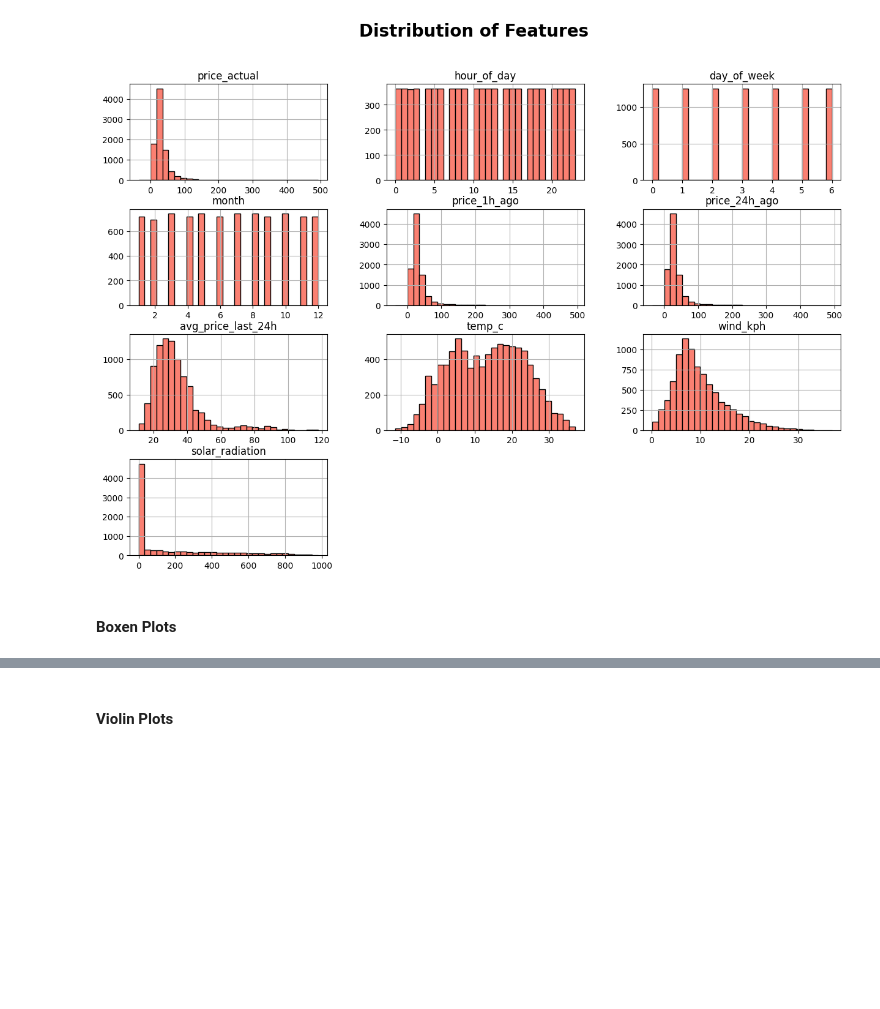
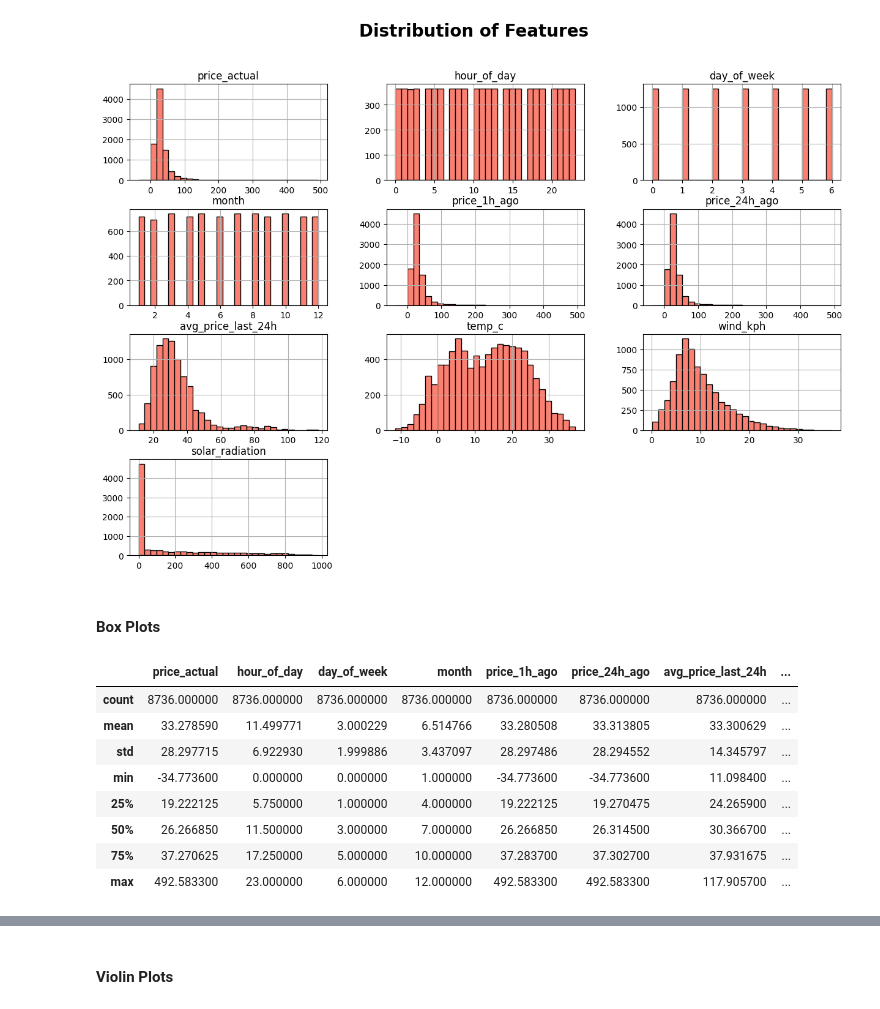
Before and after one commit to GFFB0314/PJM-Energy-Price-Forecasting, a Jupyter notebook: notebooks/02_eda.ipynb, the cells around one changed output, grey strips where cells are left out. Cells and saved outputs as stored; diff of their text form; code cells hidden in the pictures; blank space fills up the shorter version.

```diff
--- a/notebooks/02_eda.ipynb
+++ b/notebooks/02_eda.ipynb
@@ -336,7 +336,19 @@ plt.show()
 # %% [output]
 [figure]
 # %% [markdown]
-#### Boxen Plots
+#### Box Plots
+# %%
+clean_df.describe()
+# %% [output]
+|  | price_actual | hour_of_day | day_of_week | month | price_1h_ago | price_24h_ago | avg_price_last_24h | ... |
+| count | 8736.000000 | 8736.000000 | 8736.000000 | 8736.000000 | 8736.000000 | 8736.000000 | 8736.000000 | ... |
+| mean | 33.278590 | 11.499771 | 3.000229 | 6.514766 | 33.280508 | 33.313805 | 33.300629 | ... |
+| std | 28.297715 | 6.922930 | 1.999886 | 3.437097 | 28.297486 | 28.294552 | 14.345797 | ... |
+| min | -34.773600 | 0.000000 | 0.000000 | 1.000000 | -34.773600 | -34.773600 | 11.098400 | ... |
+| 25% | 19.222125 | 5.750000 | 1.000000 | 4.000000 | 19.222125 | 19.270475 | 24.265900 | ... |
+| 50% | 26.266850 | 11.500000 | 3.000000 | 7.000000 | 26.266850 | 26.314500 | 30.366700 | ... |
+| 75% | 37.270625 | 17.250000 | 5.000000 | 10.000000 | 37.283700 | 37.302700 | 37.931675 | ... |
+| max | 492.583300 | 23.000000 | 6.000000 | 12.000000 | 492.583300 | 492.583300 | 117.905700 | ... |
 # %%
 # Visualizing the distribution of all columns
 # cols = [col for col in clean_df.columns if col != "price_actual"]
```
Also changed, not shown: parts of 5 cells of this notebook, 3 other files.
